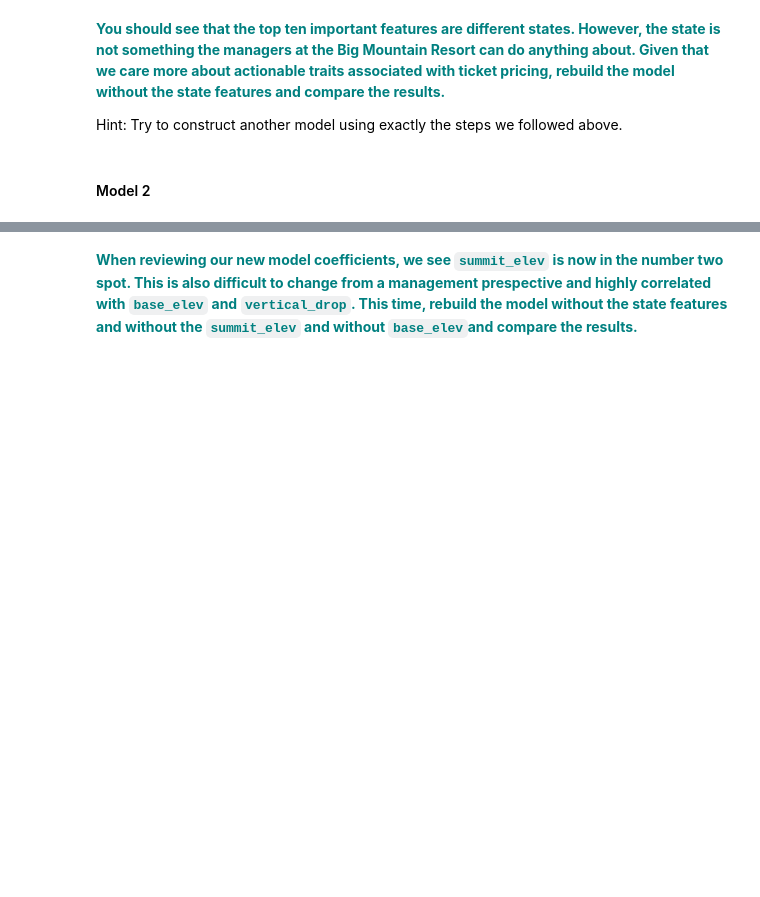
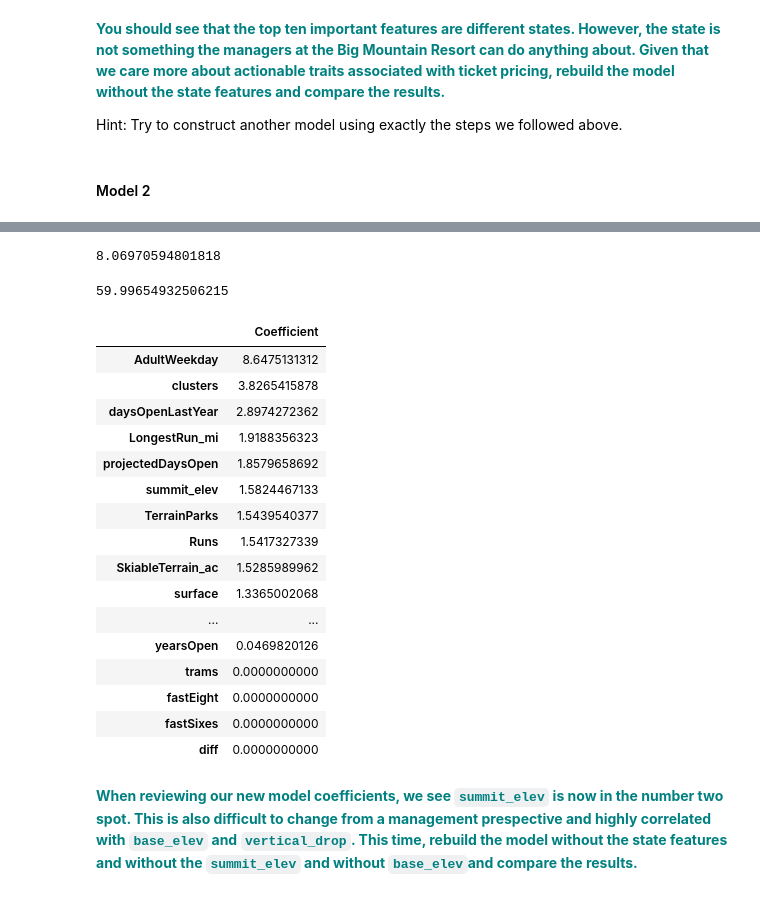
Before and after one commit to carlclifford/Springboard, a Jupyter notebook: GuidedCapstoneStep5.ipynb, the cells around one changed output, grey strips where cells are left out. Saved outputs shown, nothing was run; the diff lists cells and outputs as text; code cells hidden in the pictures; blank space fills up the shorter version.

```diff
--- a/GuidedCapstoneStep5.ipynb
+++ b/GuidedCapstoneStep5.ipynb
@@ -243,5 +243,3 @@ pd.DataFrame(abs(lm.coef_), X.columns, columns=['Coefficient']).sort_values(by=[
 Hint: Try to construct another model using exactly the steps we followed above.
 # %% [markdown]
 #### Model 2
-# %%
-df.drop(27:55,inplace=True)
@@ -250,3 +246,61 @@ SyntaxError: invalid syntax (<ipython-input-27-3ad7a40e9e6a>, line 1)
+# %%
+df2 = df.drop(df.iloc[:, 26:55], axis = 1)
+X = df2.drop(['Name','AdultWeekend'], axis=1)
+
+# Declare a response variable, called y, and assign it the AdultWeekend column of the df
+y = df2.AdultWeekend
+
+# Here we use the StandardScaler() method of the preprocessing package, and then call the fit() method with parameter X
+scaler = preprocessing.StandardScaler().fit(X)
+
+# Declare a variable called X_scaled, and assign it the result of calling the transform() method with parameter X
+X_scaled=scaler.transform(X)
+
+y = y.ravel()
+
+# Call the train_test_split() function with the first two parameters set to X_scaled and y
+# Declare four variables, X_train, X_test, y_train and y_test separated by commas
+X_train, X_test, y_train, y_test = train_test_split(X_scaled, y, test_size=0.25, random_state=1)
+
+lm = linear_model.LinearRegression()
+model = lm.fit(X_train,y_train)
+
+regressor = RandomForestRegressor(random_state=0, n_estimators=200)
+regressor.fit(X_train, y_train)
+regressor.score(X_test, y_test)
+
+y_pred = regressor.predict(X_test)
+y_pred
+
+rmse = sqrt(mean_squared_error(y_test, y_pred))
+rmse
+# %% [output]
+8.06970594801818
+# %%
+lm.intercept_
+# %% [output]
+59.99654932506215
+# %%
+pd.options.display.float_format = '{:,.10f}'.format
+pd.DataFrame(abs(lm.coef_), X.columns, columns=['Coefficient']).sort_values(by=['Coefficient'], ascending=False)
+# %% [output]
+|  | Coefficient |
+| AdultWeekday | 8.6475131312 |
+| clusters | 3.8265415878 |
+| daysOpenLastYear | 2.8974272362 |
+| LongestRun_mi | 1.9188356323 |
+| projectedDaysOpen | 1.8579658692 |
+| summit_elev | 1.5824467133 |
+| TerrainParks | 1.5439540377 |
+| Runs | 1.5417327339 |
+| SkiableTerrain_ac | 1.5285989962 |
+| surface | 1.3365002068 |
+| ... | ... |
+| yearsOpen | 0.0469820126 |
+| trams | 0.0000000000 |
+| fastEight | 0.0000000000 |
+| fastSixes | 0.0000000000 |
+| diff | 0.0000000000 |
 # %% [markdown]
 **<font color='teal'> When reviewing our new model coefficients, we see `summit_elev` is now in the number two spot. This is also difficult to change from a management prespective and highly correlated with `base_elev` and `vertical_drop`.  This time, rebuild the model without the state features and without the `summit_elev` and without `base_elev`and compare the results. </font>**
 # %% [markdown]
```
Also changed, not shown: parts of 3 cells of this notebook.
